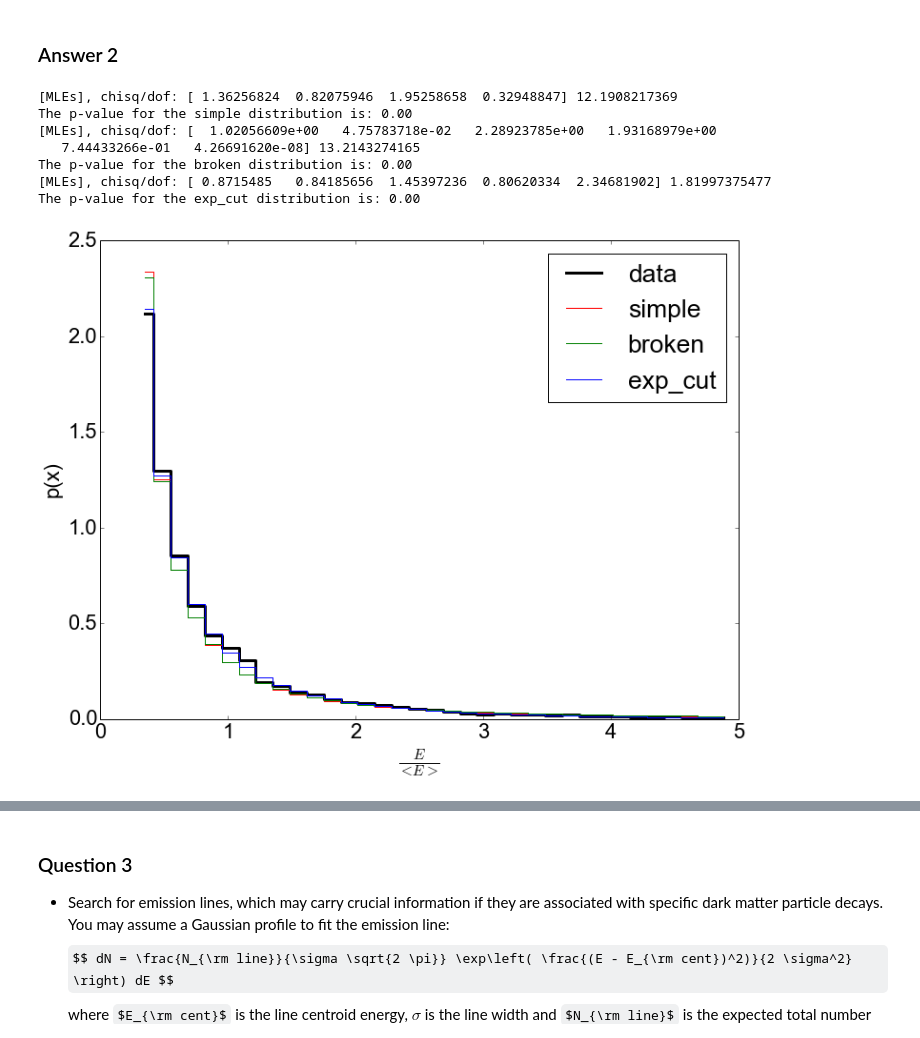
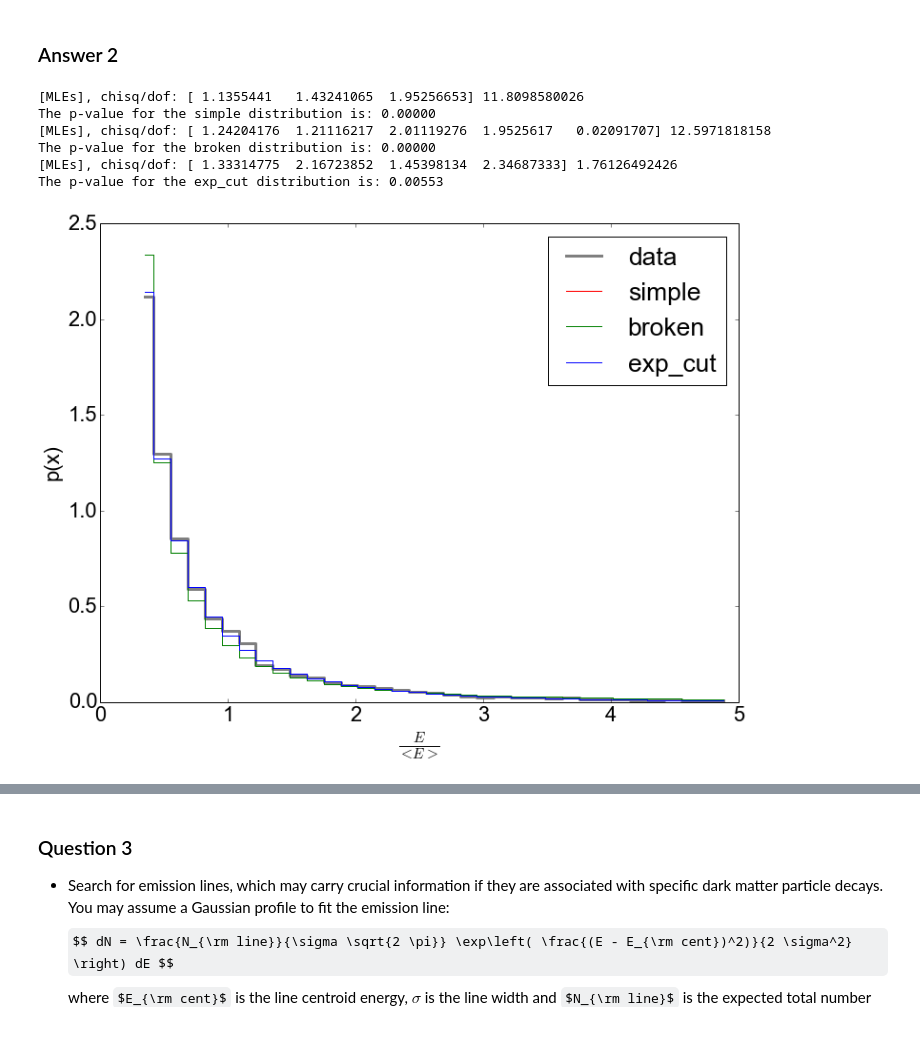
Before and after one commit to tlrh314/MasterAstronomyAndAstrophysics, a Jupyter notebook: Statistics/Assignment3/Statistics -- Individual Assignment 2 -- Mini-project -- Timo Halbesma, 6126561 -- January 2016.ipynb, the cells around one changed output, grey strips where cells are left out. Cells and saved outputs as stored; diff of their text form; code cells hidden in the pictures; some formulas as TeX source.

```diff
--- a/Statistics/Assignment3/Statistics -- Individual Assignment 2 -- Mini-project -- Timo Halbesma, 6126561 -- January 2016.ipynb
+++ b/Statistics/Assignment3/Statistics -- Individual Assignment 2 -- Mini-project -- Timo Halbesma, 6126561 -- January 2016.ipynb
@@ -253,7 +253,6 @@ def simple_power_law(parm, x, dE):
     N_0 = parm[0]
     E_0 = parm[1]
     Gamma = parm[2]
-    dE = parm[3]
     E = x
 
     dN = N_0 * (E/E_0)**(-1. * Gamma) * dE
@@ -265,8 +264,7 @@ def broken_power_law(parm, x, dE):
     E_0 = parm[1]
     Gamma_1 = parm[2]
     Gamma_2 = parm[3]
-    dE = parm[4]
-    E_bk = parm[5]  # Is this a fit parameter, though?
+    E_bk = parm[4]  # Is this a fit parameter, though?
 
     E_below = x[x <= E_bk]
     E_above = x[x > E_bk]
@@ -283,8 +281,7 @@ def exponentially_cut_off_power_law(parm, x, dE):
     N_0 = parm[0]
     E_0 = parm[1]
     Gamma = parm[2]
-    dE = parm[3]
-    E_cut = parm[4]  # Is this a fit parameter, though?
+    E_cut = parm[3]  # Is this a fit parameter, though?
     E = x
 
     dN = N_0 * (E/E_0)**(-1. * Gamma) * numpy.exp(-1. * E/E_cut) * dE
@@ -316,54 +313,58 @@ def fit_observed_spectrum_with_continuum_models(energies):
         # define an array of different dist names
         dists = ["simple", "broken", "exp_cut"]
         cols = ["red", "green", "blue"]
+        results = {}
         # moddof = 3.
         fig, ax = pyplot.subplots(1, 1, figsize=(12, 9))
-        ax.plot(x, dens, lw=3, color="black",
+        ax.plot(x, dens, lw=3, color="black", alpha=0.5,
                 label="data", linestyle="steps-mid")
         ax.set_ylabel("p(x)")
         ax.set_xlabel(r'$\frac{E}{<E>}$')
         # ax.tick_params(labelsize=15)
         for i in xrange(len(dists)):
             if dists[i] == "simple":
-                # [N_0, E_0, Gamma, dE]
-                parm = [1., 1., 1., 1.]
+                # [N_0, E_0, Gamma]
+                parm = [1.1, 1.5, 2.0]
             elif dists[i] == "broken":
-                # [N_0, E_0, Gamma_1, Gamma_2, dE, E_bk]
-                parm = [1., 1., 1., 1., 1., 1.]
+                # [N_0, E_0, Gamma_1, Gamma_2, E_bk]
+                parm = [1.2, 1.3, 2.0, 2.0, 0.02]
             elif dists[i] == "exp_cut":
-                # [N_0, E_0, Gamma, dE, E_cut]
-                parm = [1., 1., 1., 1., 1.]
+                # [N_0, E_0, Gamma, E_cut]
+                parm = [1.3, 2.2, 1.5, 2.3]
             result = scipy.optimize.minimize(stat, parm, args=(x, dens, err, dists[i], binsize),
                                              method='Nelder-Mead')
+            results[dists[i]] = result
+
             ml_vals = result["x"]
             ml_func = result["fun"]
             dof = len(x) - len(parm)
             print "[MLEs], chisq/dof:", ml_vals, ml_func/dof
             ch = scipy.stats.chi2(dof)
             pval = 1.0 - ch.cdf(ml_func)
-            print "The p-value for the {0} distribution is: {1:.2f}".format(dists[i], pval)
+            print "The p-value for the {0} distribution is: {1:.5f}".format(dists[i], pval)
             if dists[i] == "simple":
                 ax.plot(x, simple_power_law(ml_vals, x, binsize), c=cols[i],
                         label=dists[i], drawstyle="steps-mid")
             elif dists[i] == "broken":
                 ax.plot(x, broken_power_law(ml_vals, x, binsize), c=cols[i],
                         label=dists[i], drawstyle="steps-mid")
             elif dists[i] == "exp_cut":
                 ax.plot(x, exponentially_cut_off_power_law(ml_vals, x, binsize),
                         label=dists[i], c=cols[i], drawstyle="steps-mid")
 
         # ax.set_xscale('log')
         pyplot.legend()
 
+        return results
+
 
 if __name__ == '__main__':
-    fit_observed_spectrum_with_continuum_models(energies)
+    fit_results = fit_observed_spectrum_with_continuum_models(energies)
 # %% [output]
-[MLEs], chisq/dof: [ 1.36256824  0.82075946  1.95258658  0.32948847] 12.1908217369
-The p-value for the simple distribution is: 0.00
-[MLEs], chisq/dof: [  1.02056609e+00   4.75783718e-02   2.28923785e+00   1.93168979e+00
-   7.44433266e-01   4.26691620e-08] 13.2143274165
-The p-value for the broken distribution is: 0.00
-[MLEs], chisq/dof: [ 0.8715485   0.84185656  1.45397236  0.80620334  2.34681902] 1.81997375477
-The p-value for the exp_cut distribution is: 0.00
+[MLEs], chisq/dof: [ 1.1355441   1.43241065  1.95256653] 11.8098580026
+The p-value for the simple distribution is: 0.00000
+[MLEs], chisq/dof: [ 1.24204176  1.21116217  2.01119276  1.9525617   0.02091707] 12.5971818158
+The p-value for the broken distribution is: 0.00000
+[MLEs], chisq/dof: [ 1.33314775  2.16723852  1.45398134  2.34687333] 1.76126492426
+The p-value for the exp_cut distribution is: 0.00553
-[figure, old version]
+[figure, new version]
```
Also changed, not shown: parts of 3 cells of this notebook.
